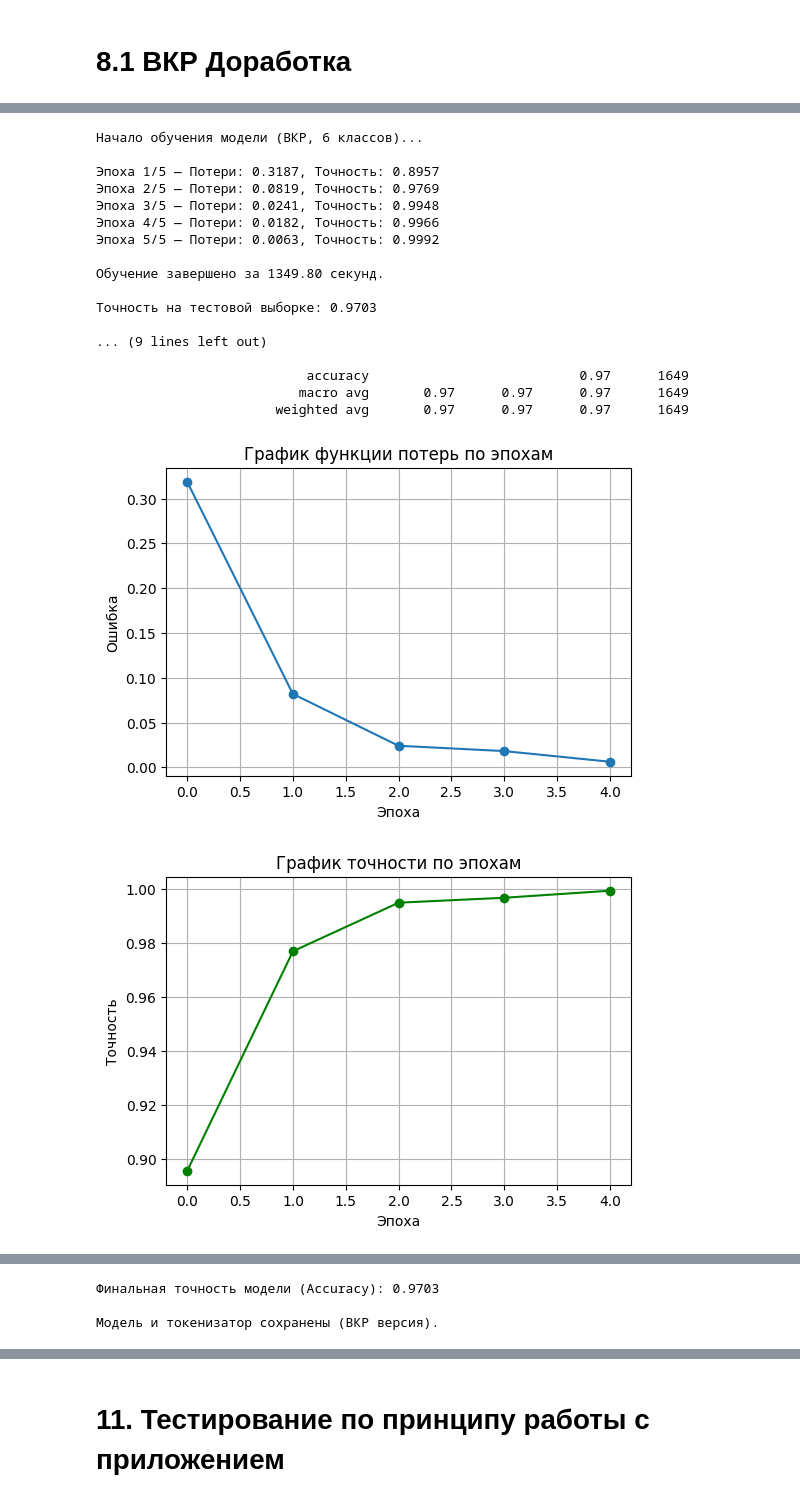
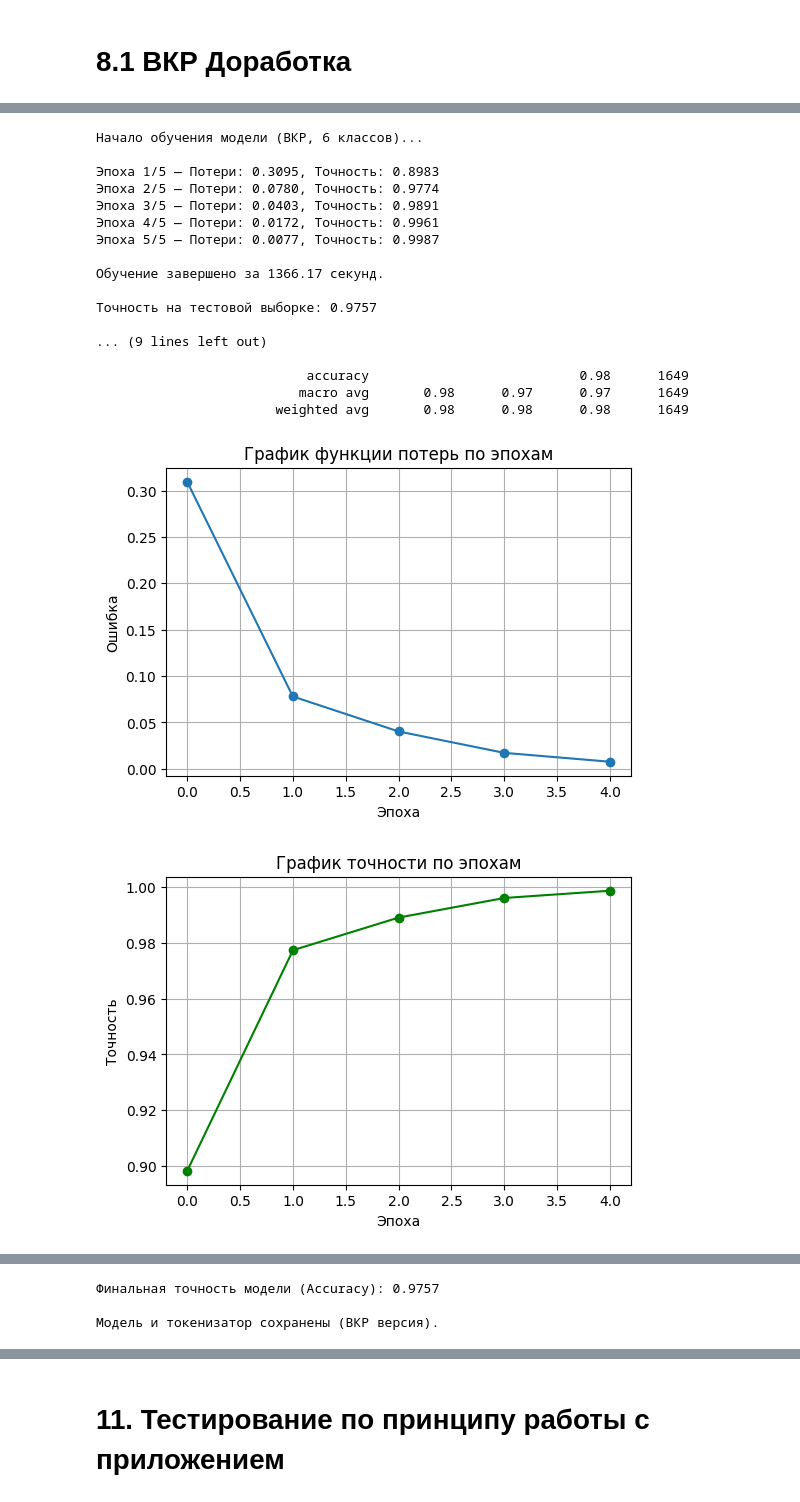
Before and after one commit to Lily999-ru/Preddiplomnaya_Praktika, a Jupyter notebook: finetuned_rubert_medportal_vkr.ipynb, the cells around one changed output, grey strips where cells are left out. Saved outputs shown, nothing was run; the diff lists cells and outputs as text; code cells hidden in the pictures.

```diff
--- a/finetuned_rubert_medportal_vkr.ipynb
+++ b/finetuned_rubert_medportal_vkr.ipynb
@@ -2387,51 +2470,51 @@ sns.heatmap(
     annot=True,
     fmt="d",
     cmap="Blues",
     xticklabels=label_encoder.classes_,
     yticklabels=label_encoder.classes_
 )
 plt.title("Матрица ошибок классификации (6 классов)")
 plt.xlabel("Предсказано")
 plt.ylabel("Истинно")
 plt.show()
 
 
 print("Финальная точность модели (Accuracy):", round(test_acc, 4))
 
 
 # СОХРАНЕНИЕ МОДЕЛИ.
 
 # Сохранение обученной модели и токенайзера в Colab пространстве (если необходимо).
-# model.save_pretrained("finetuned_rubert_medportal")
-# tokenizer.save_pretrained("finetuned_rubert_medportal")
+# model.save_pretrained("finetuned_rubert_medical_vkr")
+# tokenizer.save_pretrained("finetuned_rubert_medical_vkr")
 
 # Сохранение обученной модели и токенайзера на Google Drive.
-model.save_pretrained("/content/drive/MyDrive/finetuned_rubert_medical_vkr")
-tokenizer.save_pretrained("/content/drive/MyDrive/finetuned_rubert_medical_vkr")
+model.save_pretrained("/content/drive/MyDrive/finetuned_rubert_medical2_vkr")
+tokenizer.save_pretrained("/content/drive/MyDrive/finetuned_rubert_medical2_vkr")
 
 print("\nМодель и токенизатор сохранены (ВКР версия).")
 # %% [output]
 Начало обучения модели (ВКР, 6 классов)...
 
-Эпоха 1/5 — Потери: 0.3187, Точность: 0.8957
-Эпоха 2/5 — Потери: 0.0819, Точность: 0.9769
-Эпоха 3/5 — Потери: 0.0241, Точность: 0.9948
-Эпоха 4/5 — Потери: 0.0182, Точность: 0.9966
-Эпоха 5/5 — Потери: 0.0063, Точность: 0.9992
+Эпоха 1/5 — Потери: 0.3095, Точность: 0.8983
+Эпоха 2/5 — Потери: 0.0780, Точность: 0.9774
+Эпоха 3/5 — Потери: 0.0403, Точность: 0.9891
+Эпоха 4/5 — Потери: 0.0172, Точность: 0.9961
+Эпоха 5/5 — Потери: 0.0077, Точность: 0.9987
 
-Обучение завершено за 1349.80 секунд.
+Обучение завершено за 1366.17 секунд.
 
-Точность на тестовой выборке: 0.9703
+Точность на тестовой выборке: 0.9757
 
 ... (9 lines left out)
 
-                           accuracy                           0.97      1649
-                          macro avg       0.97      0.97      0.97      1649
-                       weighted avg       0.97      0.97      0.97      1649
+                           accuracy                           0.98      1649
+                          macro avg       0.98      0.97      0.97      1649
+                       weighted avg       0.98      0.98      0.98      1649
-[figure, old version]
+[figure, new version]
-[figure, old version]
+[figure, new version]
 [figure]
-Финальная точность модели (Accuracy): 0.9703
+Финальная точность модели (Accuracy): 0.9757
 
 Модель и токенизатор сохранены (ВКР версия).
 # %% [markdown]
```
Also changed, not shown: parts of 17 cells of this notebook.
